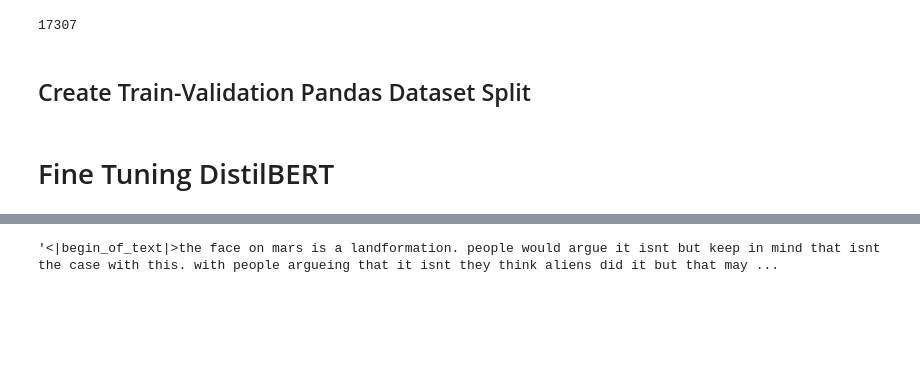
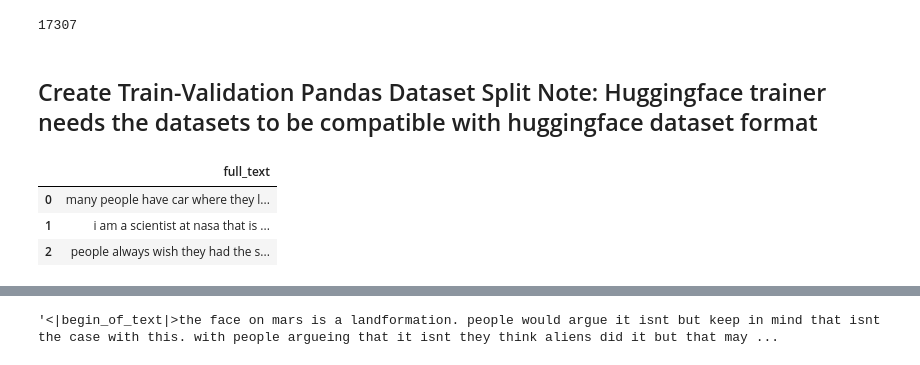
Before and after one commit to kevinmedinag96/EssayScoring, a Jupyter notebook: mainV2.ipynb, the cells around one changed output, grey strips where cells are left out. Cells and saved outputs as stored; diff of their text form; code cells hidden in the pictures; blank space fills up the shorter version.

```diff
--- a/mainV2.ipynb
+++ b/mainV2.ipynb
@@ -131,7 +151,7 @@ len(X)
 # %% [output]
 17307
 # %% [markdown]
-## Create Train-Validation Pandas Dataset Split
+## Create Train-Validation Pandas Dataset Split Note: Huggingface trainer needs the datasets to be compatible with huggingface dataset format
 # %%
 
 seed = 10
@@ -147,5 +167,10 @@ train = X.iloc[arr_train_idxs].reset_index(drop=True)
 train_labels = y.iloc[arr_train_idxs].reset_index(drop=True)
 validation = X[~X.index.isin(arr_train_idxs)].reset_index(drop=True)
 validation_labels = y.iloc[~y.index.isin(arr_train_idxs)].reset_index(drop=True)
-# %% [markdown]
-# Fine Tuning DistilBERT
+# %%
+test.head()
+# %% [output]
+|  | full_text |
+| 0 | many people have car where they l... |
+| 1 | i am a scientist at nasa that is ... |
+| 2 | people always wish they had the s... |
```
Also changed, not shown: parts of 61 cells of this notebook, 2 other files.
